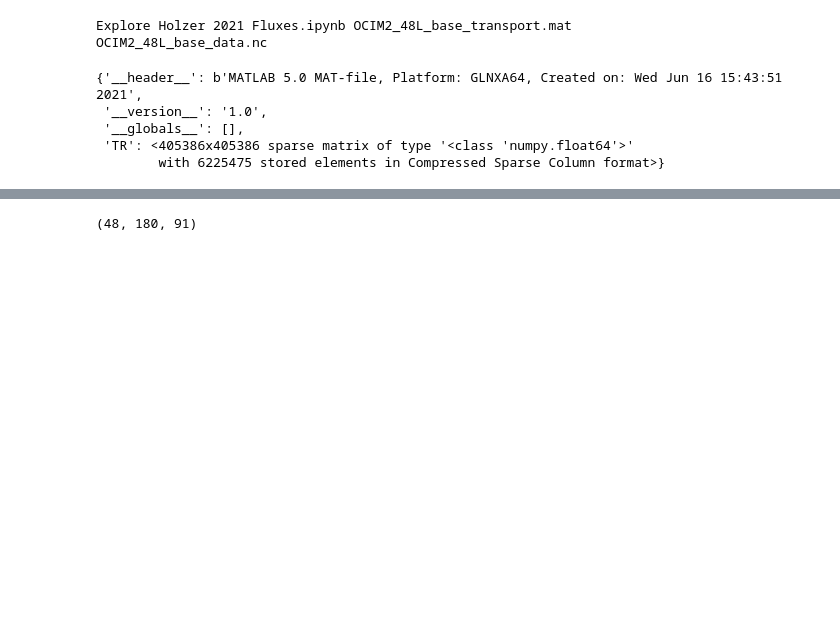
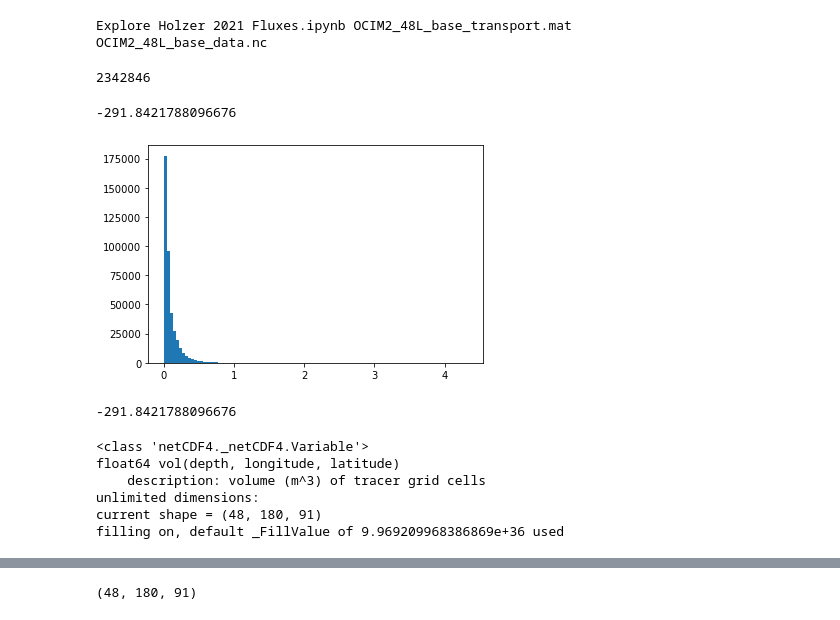
Before and after one commit to nitrogenlab/oceanography_colab_notebooks, a Jupyter notebook: study_fluxes/Explore Holzer 2021 Fluxes.ipynb, the cells around one changed output, grey strips where cells are left out. Cells and saved outputs as stored; diff of their text form; code cells hidden in the pictures; blank space fills up the shorter version.

Commit message:
investigated off-diagonal neg vals thoroughly

```diff
--- a/study_fluxes/Explore Holzer 2021 Fluxes.ipynb
+++ b/study_fluxes/Explore Holzer 2021 Fluxes.ipynb
@@ -8,14 +8,37 @@ from scipy.io import loadmat
 
 #Units of "per year" for the transport matrix
 base_transport = loadmat("OCIM2_48L_base_transport.mat")
-# %%
-base_transport
-# %% [output]
-{'__header__': b'MATLAB 5.0 MAT-file, Platform: GLNXA64, Created on: Wed Jun 16 15:43:51 2021',
- '__version__': '1.0',
- '__globals__': [],
- 'TR': <405386x405386 sparse matrix of type '<class 'numpy.float64'>'
-        with 6225475 stored elements in Compressed Sparse Column format>}
+# %%
+import numpy as np
+
+negative_offdiagonal = [(row, col)
+  for row,col in zip(*np.nonzero(base_transport['TR'] < 0))
+  if row != col]
+
+print(len(negative_offdiagonal))
+# %% [output]
+2342846
+# %%
+neg_offdiag_rows, neg_offdiag_cols = list(zip(*negative_offdiagonal))
+np.min(base_transport['TR'][neg_offdiag_rows, neg_offdiag_cols])
+# %% [output]
+-291.8421788096676
+# %%
+mod_base_transport = base_transport['TR'].copy()
+mod_base_transport[(np.arange(mod_base_transport.shape[0]),
+                    np.arange(mod_base_transport.shape[0]))] = 0.0
+# %%
+from matplotlib import pyplot as plt
+
+plt.hist(np.min(mod_base_transport, axis=1).toarray().squeeze()/base_transport['TR'].diagonal(),
+         bins=100)
+plt.show()
+# %% [output]
+[figure, added]
+# %%
+print(np.min(mod_base_transport))
+# %% [output]
+-291.8421788096676
 # %%
 from netCDF4 import Dataset
 # %%
@@ -22,0 +47,9 @@ data = Dataset("OCIM2_48L_base_data.nc")
+# %%
+data.variables['vol']
+# %% [output]
+<class 'netCDF4._netCDF4.Variable'>
+float64 vol(depth, longitude, latitude)
+    description: volume (m^3) of tracer grid cells
+unlimited dimensions:
+current shape = (48, 180, 91)
+filling on, default _FillValue of 9.969209968386869e+36 used
```
Also changed, not shown: parts of 13 cells of this notebook.
